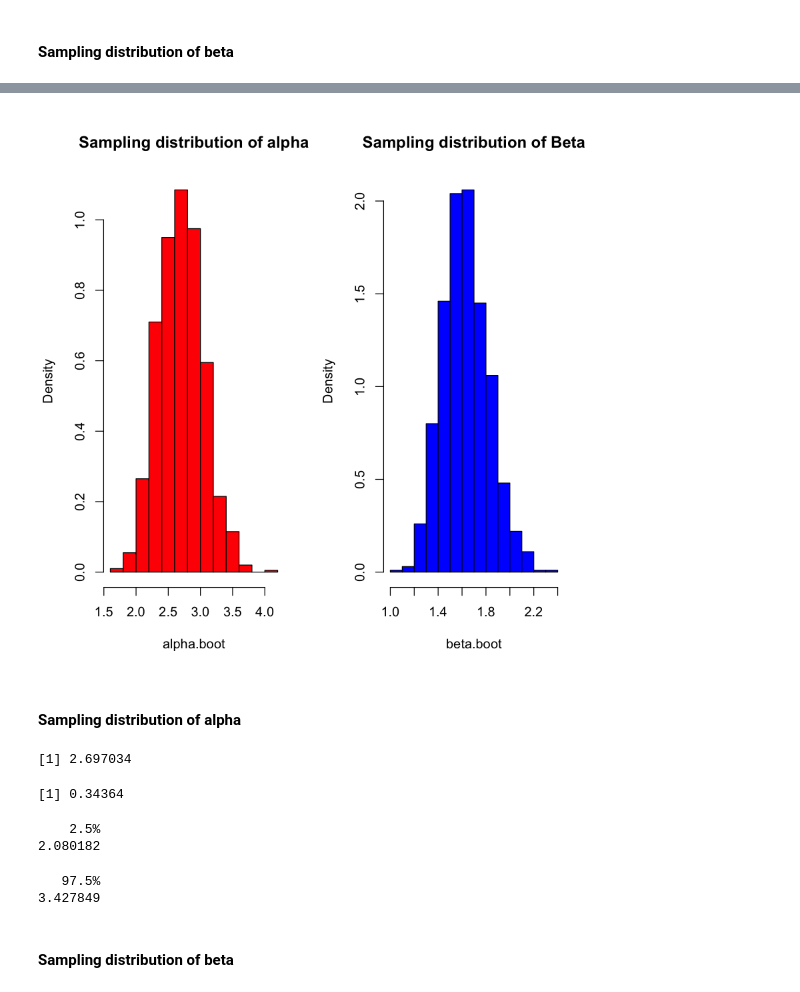
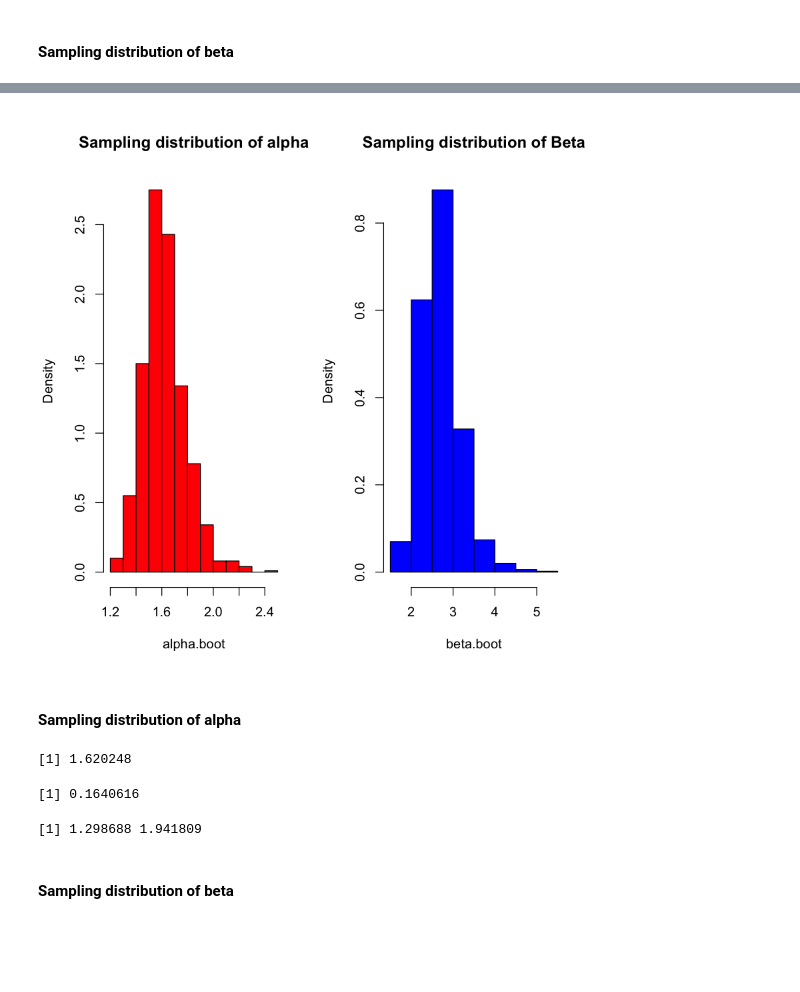
Before and after one commit to Outliers001/Binar-Data-Lab, a Jupyter notebook: Day1problem.ipynb, the cells around one changed output, grey strips where cells are left out. Drawn from its saved outputs; the diff is of its cells as text; code cells hidden in the pictures; blank space fills up the shorter version.

```diff
--- a/Day1problem.ipynb
+++ b/Day1problem.ipynb
@@ -137,5 +136,5 @@ mom.beta = beta   #beta of Method of Moments
 mle.alpha = 1.5955738735393       #alpha of MLE
 mle.beta = 2.63290434482722       #beta of MLE
 # %%
-x = seq(0.01,5,0.01)
+x = seq(0,4,0.01)
 # %%
@@ -168,9 +166,10 @@ beta.boot = numeric(B)
 
 
 for(i in 1:B){
-    y[i,] = rgamma(210, mom.alpha,mom.beta)
+    y[i,] = sample(data$V1,210,replace=T)
     x.bar = mean(y[i,])
     sigmasq.hat = var(y[i,])
+    ## Method of moments estimates of alpha and beta
     alpha.boot[i] = x.bar/sigmasq.hat
     beta.boot[i] = x.bar^2/sigmasq.hat
 }
@@ -192,3 +190,0 @@ mean.alpha; sd.alpha
-# %%
-alpha.LCL = quantile(alpha.boot, 0.025); alpha.UCL = quantile(alpha.boot, 0.975)
-alpha.LCL;alpha.UCL
@@ -208,3 +203,0 @@ mean.beta; sd.beta
-# %%
-beta.LCL = quantile(beta.boot, 0.025); beta.UCL = quantile(beta.boot, 0.975)
-beta.LCL;beta.UCL
@@ -218,43 +213,36 @@ beta.LCL;beta.UCL
 # %%
-B = 1000
-
-y = matrix(0,B,210) #creating null matrix
+library(MASS)
+alphahatMLEsim <- numeric(1000)
+lambdahatMLEsim <- numeric(1000)
+y = matrix(0,1000,210)
 
 
-alpha.boot = numeric(B)  #creating null vector
-beta.boot = numeric(B)
-
-#Bootstraping by MLE
-for(i in 1:B){
-    y[i,] = rgamma(210, mle.alpha,mle.beta)
-    x.bar = mean(y[i,])
-    sigmasq.hat = var(y[i,])
-    alpha.boot[i] = x.bar/sigmasq.hat
-    beta.boot[i] = x.bar^2/sigmasq.hat
+for (i in 1:1000) {
+    y[i,] <- sample(data$V1,210,replace=T)
+## fitting gamma distribution by MLE by using MASS library's fitdistr function
+    estsMLE <- fitdistr(y[i,],"gamma")$estimate
+    alpha.boot[i] <- estsMLE["shape"]
+    beta.boot[i] <- estsMLE["rate"]
 }
-
 
 par(mfrow=c(1,2))
 hist(alpha.boot,probability = T,plot=T,col="red",main= 'Sampling distribution of alpha')
 hist(beta.boot,probability = T,plot=T,col="blue",main= 'Sampling distribution of Beta')
 # %% [output]
-[figure, old version]
+[figure, new version]
 # %% [markdown]
 #### Sampling distribution of alpha
 # %%
 mean.alpha = mean(alpha.boot); sd.alpha = sd(alpha.boot)
 mean.alpha; sd.alpha
 # %% [output]
-[1] 2.697034
+[1] 1.620248
-[1] 0.34364
+[1] 0.1640616
-# %%
-alpha.LCL = quantile(alpha.boot, 0.025); alpha.UCL = quantile(alpha.boot, 0.975)
-alpha.LCL;alpha.UCL
-# %% [output]
-    2.5%
-2.080182
-   97.5%
-3.427849
+# %%
+CI <-c(mean.alpha-1.96*sd.alpha,mean.alpha +1.96*sd.alpha)
+CI
+# %% [output]
+[1] 1.298688 1.941809
 # %% [markdown]
 #### Sampling distribution of beta
 # %%
```
Also changed, not shown: parts of 28 cells of this notebook.
